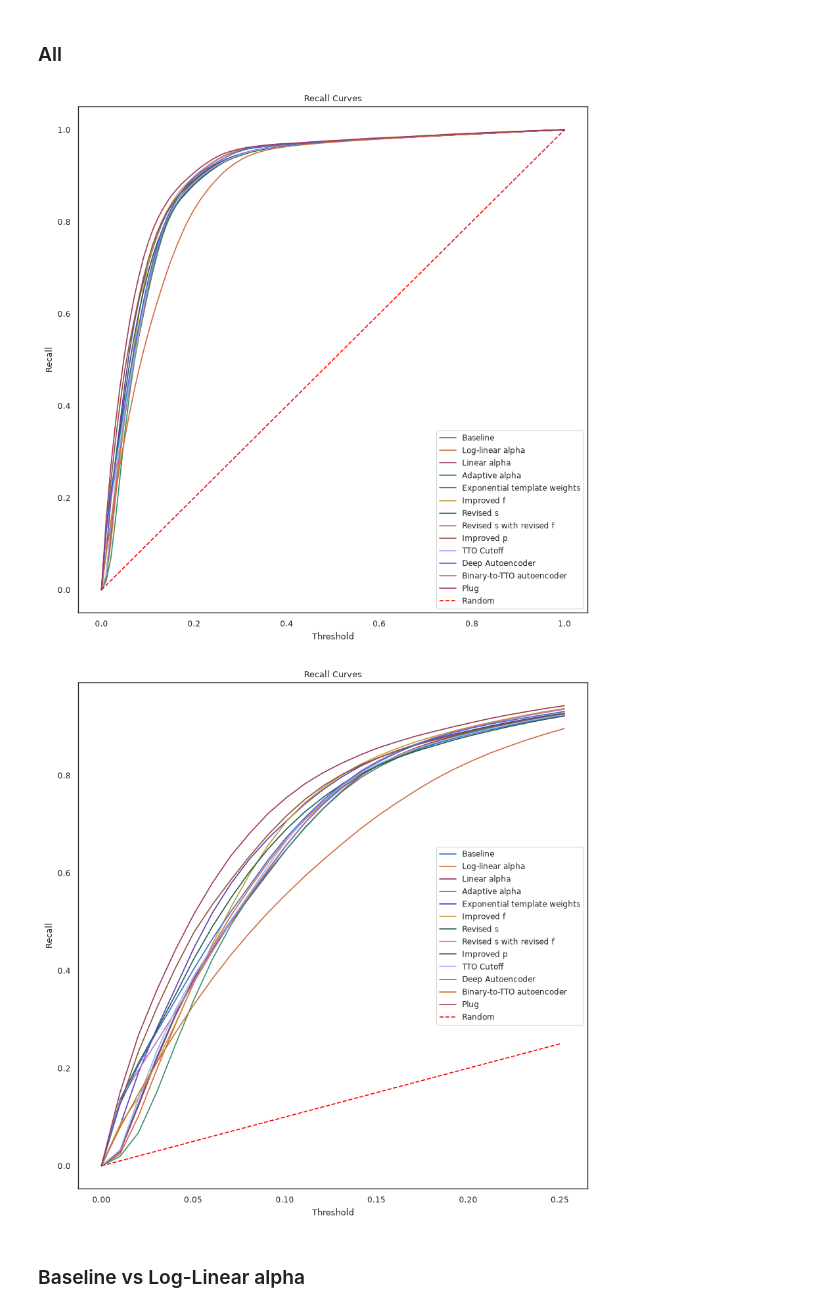
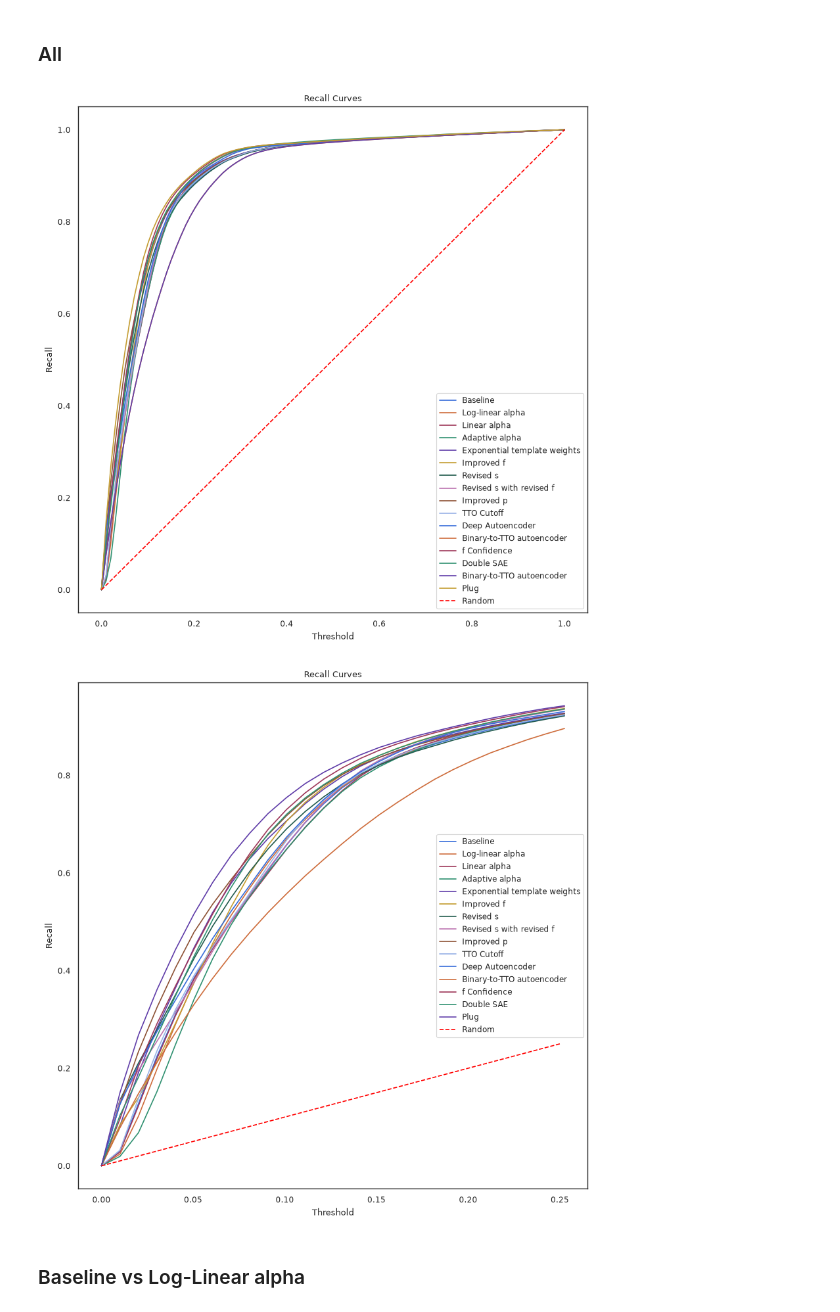
Before and after one commit to T-im4i-k/Active-Learning-for-Email-Interaction-Dynamics, a Jupyter notebook: src/email_outreach/notes/all.ipynb, the cells around one changed output. Cells and saved outputs as stored; diff of their text form; code cells hidden in the pictures.

```diff
--- a/src/email_outreach/notes/all.ipynb
+++ b/src/email_outreach/notes/all.ipynb
@@ -62,6 +62,9 @@ deep_autoencoder_path:Path= ROOT_FOLDER / "experiments" / "test_set" / "1" / "co
 btto_sae_exp_path: Path = ROOT_FOLDER / "experiments" / "test_set" / "1" / "contextual_bandit" / "btto_sae_exp_v3"
 
 f_p_phi_plug_path: Path = ROOT_FOLDER / "experiments" / "test_set" / "1" / "contextual_bandit" / "f_p_phi_alpha_v3"
+
+f_confidence_path: Path = ROOT_FOLDER / "experiments" / "test_set" / "1" / "contextual_bandit" / "f_confidence_v3"
+double_sae_path: Path = ROOT_FOLDER / "experiments" / "test_set" / "1" / "contextual_bandit" / "convex_double_sae_ref_v3"
 # %%
 baseline_recalls, baseline_precisions = get_precisions_recalls(baseline_path)
 geometric_alpha_recalls, geometric_alpha_precisions = get_precisions_recalls(geometric_alpha_path)
@@ -76,6 +79,9 @@ cutoff_recalls, cutoff_precisions = get_precisions_recalls(cutoff_path)
 deep_autoencoder_recalls, deep_autoencoder_precisions = get_precisions_recalls(deep_autoencoder_path)
 btto_sae_exp_recalls, btto_sae_exp_precisions = get_precisions_recalls(btto_sae_exp_path)
 f_p_phi_plug_recalls, f_p_phi_plug_precisions = get_precisions_recalls(f_p_phi_plug_path)
+
+f_confidence_recalls, f_confidence_precisions = get_precisions_recalls(f_confidence_path)
+double_sae_recalls, double_sae_precisions = get_precisions_recalls(double_sae_path)
 # %%
 baseline_recalls_auc = get_recalls_auc(baseline_path)
 geometric_alpha_recalls_auc = get_recalls_auc(geometric_alpha_path)
@@ -124,6 +133,14 @@ plt.plot(np.linspace(start=0, stop=1, num=100), np.array(deep_autoencoder_recall
 
 plt.plot(np.linspace(start=0, stop=1, num=100), np.array(btto_sae_exp_recalls).mean(axis=0), label="Binary-to-TTO autoencoder")
 
+
+
+plt.plot(np.linspace(start=0, stop=1, num=100), np.array(f_confidence_recalls).mean(axis=0), label="f Confidence")
+
+plt.plot(np.linspace(start=0, stop=1, num=100), np.array(double_sae_recalls).mean(axis=0), label="Double SAE")
+
+plt.plot(np.linspace(start=0, stop=1, num=100), np.array(btto_sae_exp_recalls).mean(axis=0), label="Binary-to-TTO autoencoder")
+
 plt.plot(np.linspace(start=0, stop=1, num=100), np.array(f_p_phi_plug_recalls).mean(axis=0), label="Plug")
 
 
@@ -135,7 +152,7 @@ plt.ylabel("Recall")
 plt.legend()
 plt.show()
 # %% [output]
-[figure, old version]
+[figure, new version]
 # %%
 plt.figure(figsize=(10, 10))
 
@@ -151,34 +168,38 @@ plt.plot(np.linspace(start=0, stop=1, num=100)[:26], np.array(adaptive_alpha_rec
 
 plt.plot(np.linspace(start=0, stop=1, num=100)[:26], np.array(exp_template_recalls).mean(axis=0)[:26],
          label="Exponential template weights")
 
 plt.plot(np.linspace(start=0, stop=1, num=100)[:26], np.array(non_naive_f_recalls).mean(axis=0)[:26], label="Improved f")
 
 plt.plot(np.linspace(start=0, stop=1, num=100)[:26], np.array(revised_s_a_b_recalls).mean(axis=0)[:26],
          label="Revised s")
 
 plt.plot(np.linspace(start=0, stop=1, num=100)[:26], np.array(revised_s_revised_f_recalls).mean(axis=0)[:26],
          label="Revised s with revised f")
 
 plt.plot(np.linspace(start=0, stop=1, num=100)[:26], np.array(p_var_recalls).mean(axis=0)[:26], label="Improved p")
 
 plt.plot(np.linspace(start=0, stop=1, num=100)[:26], np.array(cutoff_recalls).mean(axis=0)[:26], label="TTO Cutoff")
 
 plt.plot(np.linspace(start=0, stop=1, num=100)[:26], np.array(deep_autoencoder_recalls).mean(axis=0)[:26], label="Deep Autoencoder")
 
 plt.plot(np.linspace(start=0, stop=1, num=100)[:26], np.array(btto_sae_exp_recalls).mean(axis=0)[:26], label="Binary-to-TTO autoencoder")
 
+plt.plot(np.linspace(start=0, stop=1, num=100)[:26], np.array(f_confidence_recalls).mean(axis=0)[:26], label="f Confidence")
+
+plt.plot(np.linspace(start=0, stop=1, num=100)[:26], np.array(double_sae_recalls).mean(axis=0)[:26], label="Double SAE")
+
 plt.plot(np.linspace(start=0, stop=1, num=100)[:26], np.array(f_p_phi_plug_recalls).mean(axis=0)[:26], label="Plug")
 
 plt.plot([0,0.25], [0,0.25], label="Random", color = "red", linestyle = "--")
 
 plt.title("Recall Curves")
 plt.xlabel("Threshold")
 plt.ylabel("Recall")
 plt.legend()
 plt.show()
 # %% [output]
-[figure, old version]
+[figure, new version]
 # %% [markdown]
 ### Baseline vs Log-Linear alpha
 # %%
```
Also changed, not shown: parts of 11 cells of this notebook, 4 other files.
